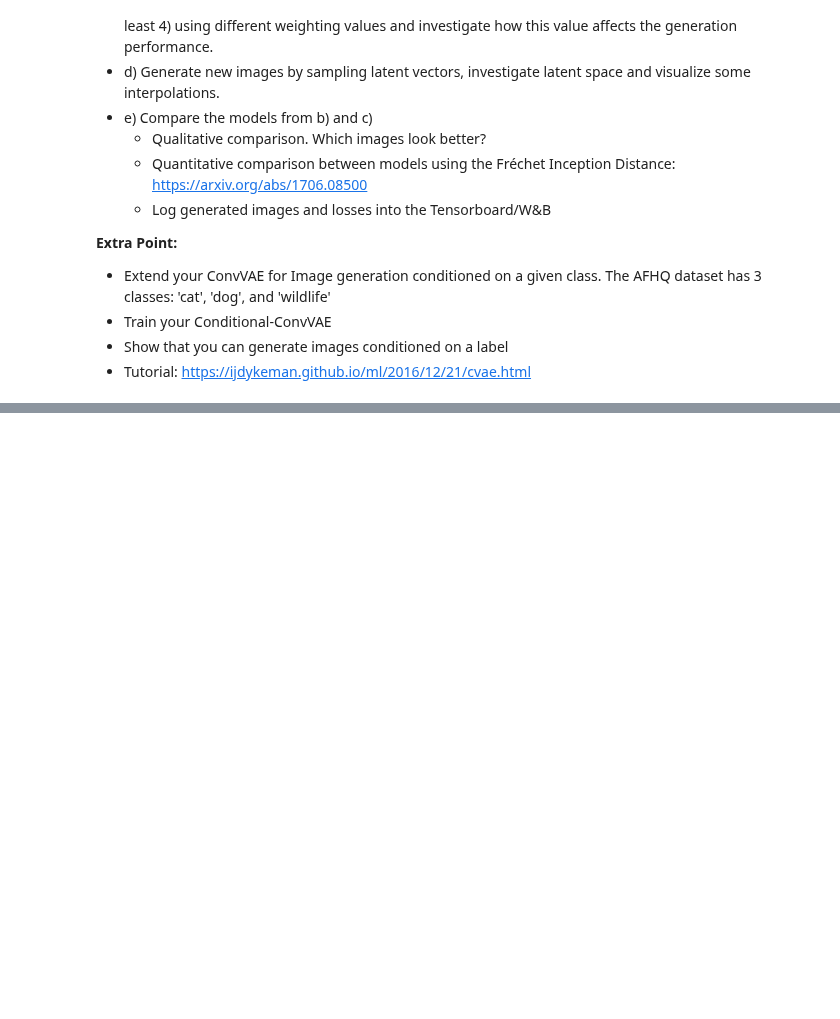
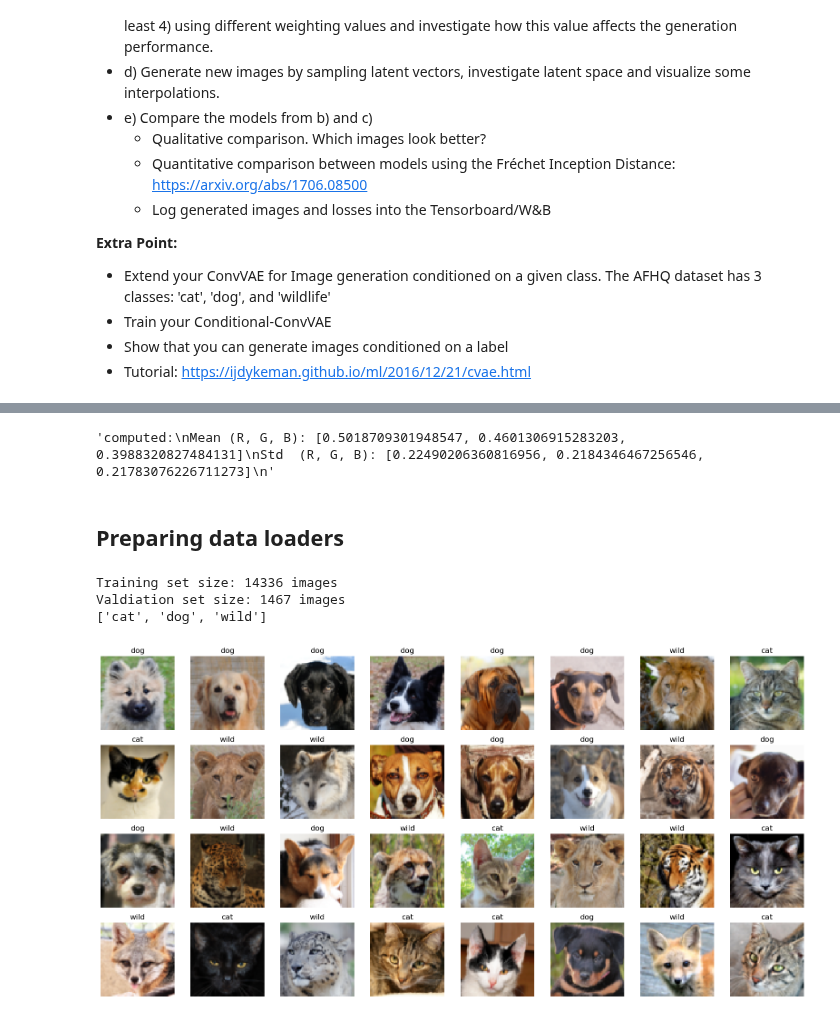
Before and after one commit to Cuda-Vision-Lab/CudaVisionSS2025, a Jupyter notebook: src/Assignment4/Assignment 4-Aidin.ipynb, the cells around one changed output, grey strips where cells are left out. Saved outputs shown, nothing was run; the diff lists cells and outputs as text; code cells hidden in the pictures; blank space fills up the shorter version.

```diff
--- a/src/Assignment4/Assignment 4-Aidin.ipynb
+++ b/src/Assignment4/Assignment 4-Aidin.ipynb
@@ -42,0 +42,4 @@
+# %%
+config={"data_dir": "data/AFHQ",
+        "img_size": 64}
+device = torch.device("cuda" if torch.cuda.is_available() else "cpu")
@@ -42,0 +48,76 @@
+# %%
+dataset = datasets.ImageFolder(
+    root=config["data_dir"]+"/train",
+    transform=transforms.ToTensor()  # Converts images to [C, H, W] with values in [0, 1]
+)
+"""mean, std = compute_stats(dataset)
+print(f"Mean (R, G, B): {mean.tolist()}")
+print(f"Std  (R, G, B): {std.tolist()}")
+"""
+
+mean = torch.tensor([0.5018709301948547, 0.4601306915283203, 0.3988320827484131])
+std = torch.tensor([0.22490206360816956, 0.2184346467256546, 0.21783076226711273])
+"""computed:
+Mean (R, G, B): [0.5018709301948547, 0.4601306915283203, 0.3988320827484131]
+Std  (R, G, B): [0.22490206360816956, 0.2184346467256546, 0.21783076226711273]
+"""
+# %% [output]
+'computed:\nMean (R, G, B): [0.5018709301948547, 0.4601306915283203, 0.3988320827484131]\nStd  (R, G, B): [0.22490206360816956, 0.2184346467256546, 0.21783076226711273]\n'
+# %% [markdown]
+## Preparing data loaders
+# %%
+data_transforms = {
+    'train': transforms.Compose([
+        transforms.Resize(config["img_size"]),
+        transforms.ToTensor(),
+        transforms.Normalize(mean,std)
+    ]),
+    'val': transforms.Compose([
+        transforms.Resize(config["img_size"]),
+        transforms.ToTensor(),
+        transforms.Normalize(mean,std)
+    ]),
+}
+
+train_dataset = datasets.ImageFolder(os.path.join(config["data_dir"], "train"), data_transforms["train"])
+valid_dataset = datasets.ImageFolder(os.path.join(config["data_dir"], "test"), data_transforms["val"])
+
+N_train = len(train_dataset)
+N_valid = len(valid_dataset)
+print(f"Training set size: {N_train} images")
+print(f"Valdiation set size: {N_valid} images")
+
+train_loader = torch.utils.data.DataLoader(train_dataset, batch_size=32, shuffle=True, num_workers=4)
+valid_loader = torch.utils.data.DataLoader(valid_dataset, batch_size=32, shuffle=False, num_workers=4)
+
+class_names = train_dataset.classes
+print(class_names)
+# %% [output]
+Training set size: 14336 images
+Valdiation set size: 1467 images
+['cat', 'dog', 'wild']
+# %%
+def show_grid(data, titles=None):
+    """Imshow for Tensor."""
+    data = data.numpy().transpose((0, 2, 3, 1))
+    data = std * data + mean  # IMPORTANT! If you normalize imgs in the DataLoader, undo the norm. for visualization
+    data = np.clip(data, 0, 1)
+
+    plt.figure(figsize=(8*2, 4*2))
+    for i in range(32):
+        plt.subplot(4,8,i+1)
+        plt.imshow(data[i])
+        plt.axis("off")
+        if titles is not None:
+            plt.title(titles[i])
+    plt.tight_layout()
+    plt.show()
+
+# Get a batch of training data and displaying it
+inputs, classes = next(iter(train_loader))
+#inputs, classes = next(iter(valid_loader))
+titles = [class_names[x] for x in classes]
+
+show_grid(inputs, titles=titles)
+# %% [output]
+[figure, added]
```
Also changed, not shown: parts of 8 cells of this notebook.
